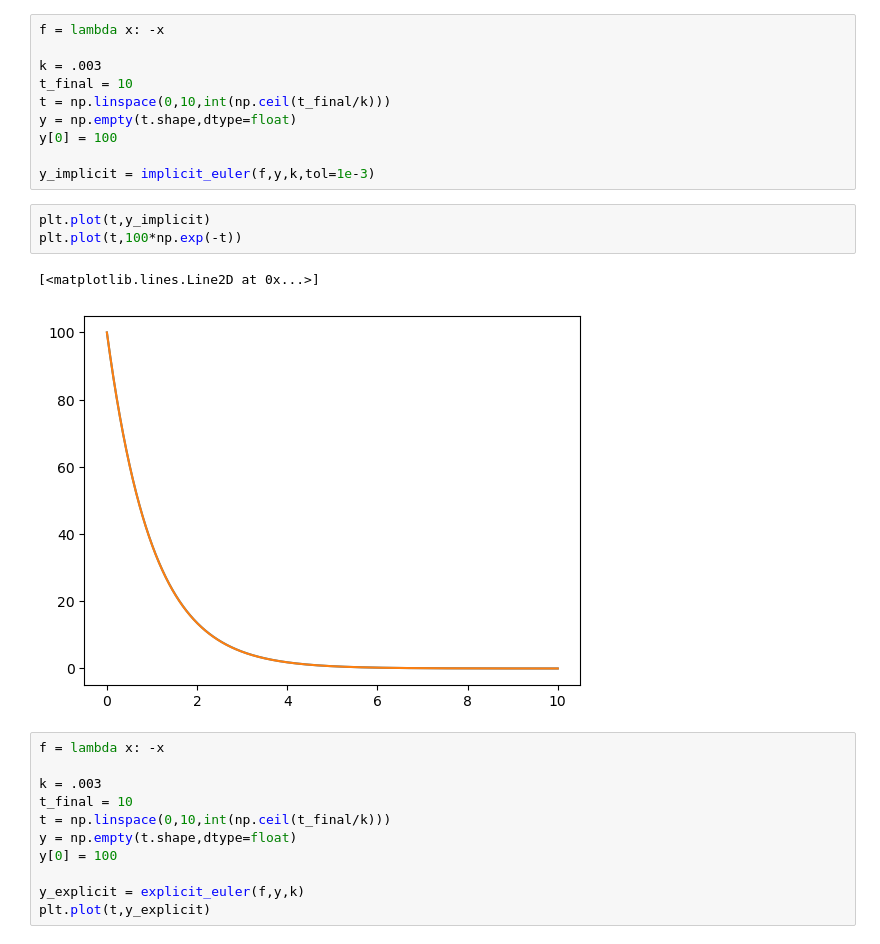
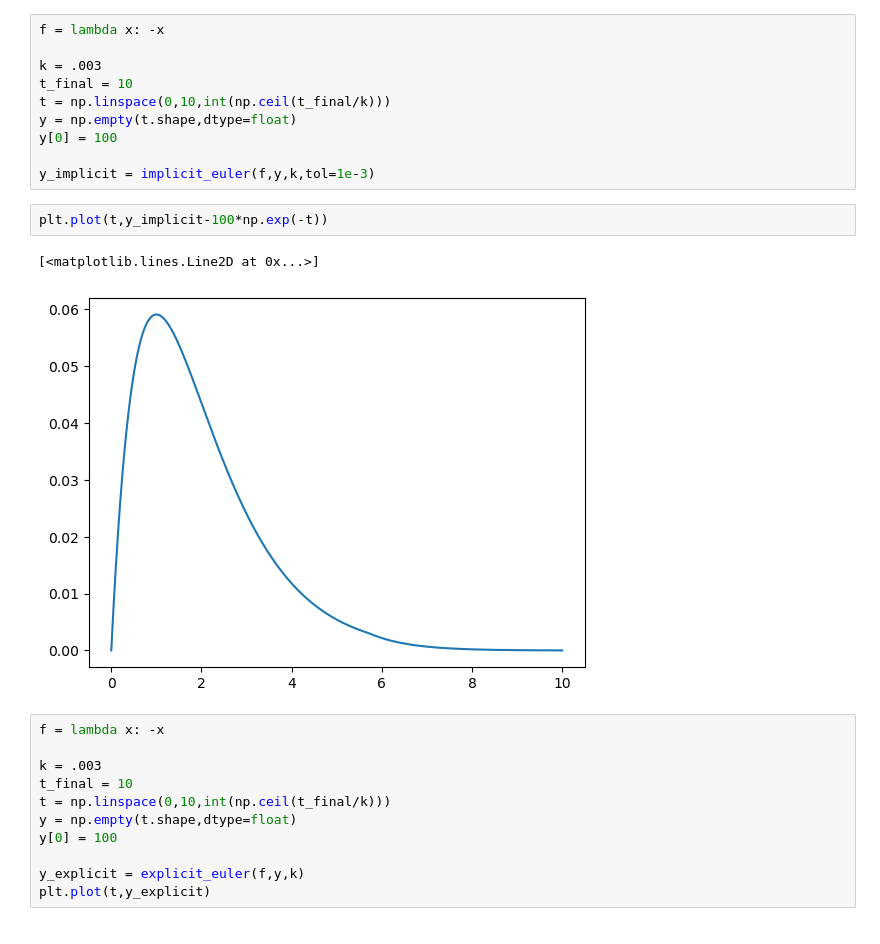
Before and after one commit to mickpires/scientific_computing_book, a Jupyter notebook: analise.ipynb, the cells around one changed output. Cells and saved outputs as stored; diff of their text form.

```diff
--- a/analise.ipynb
+++ b/analise.ipynb
@@ -16,11 +16,10 @@ y[0] = 100
 
 y_implicit = implicit_euler(f,y,k,tol=1e-3)
 # %%
-plt.plot(t,y_implicit)
-plt.plot(t,100*np.exp(-t))
+plt.plot(t,y_implicit-100*np.exp(-t))
 # %% [output]
 [<matplotlib.lines.Line2D at 0x...>]
-[figure, old version]
+[figure, new version]
 # %%
 f = lambda x: -x
 
```
Also changed, not shown: parts of 8 cells of this notebook, 3 other files.
